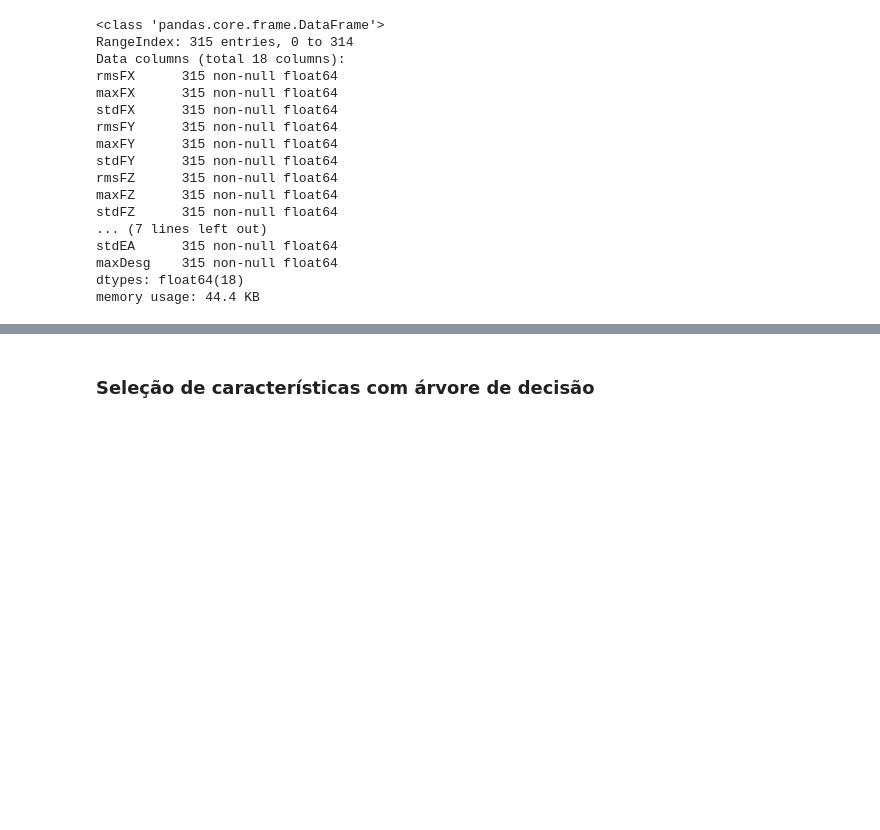
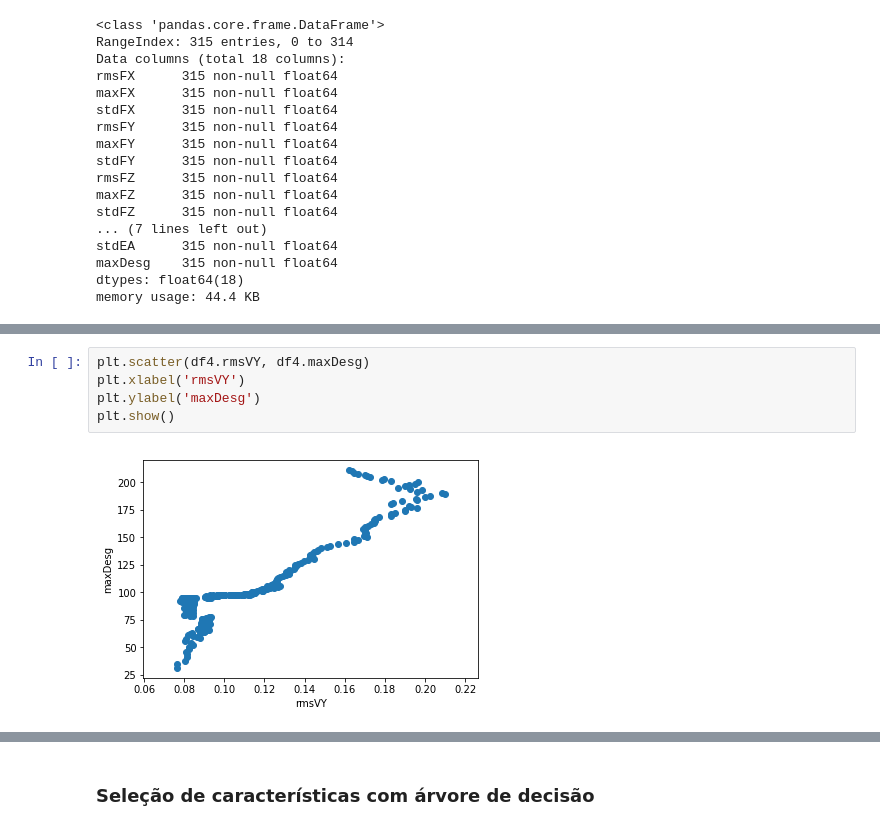
Before and after one commit to IarahAlmeida/IA, a Jupyter notebook: Trabalho final.ipynb, the cells around one changed output, grey strips where cells are left out. Drawn from its saved outputs; the diff is of its cells as text; blank space fills up the shorter version.

```diff
--- a/Trabalho final.ipynb
+++ b/Trabalho final.ipynb
@@ -179,0 +192,7 @@ memory usage: 44.4 KB
+# %%
+plt.scatter(df4.rmsVY, df4.maxDesg)
+plt.xlabel('rmsVY')
+plt.ylabel('maxDesg')
+plt.show()
+# %% [output]
+[figure, added]
```
Also changed, not shown: parts of 71 cells of this notebook.
